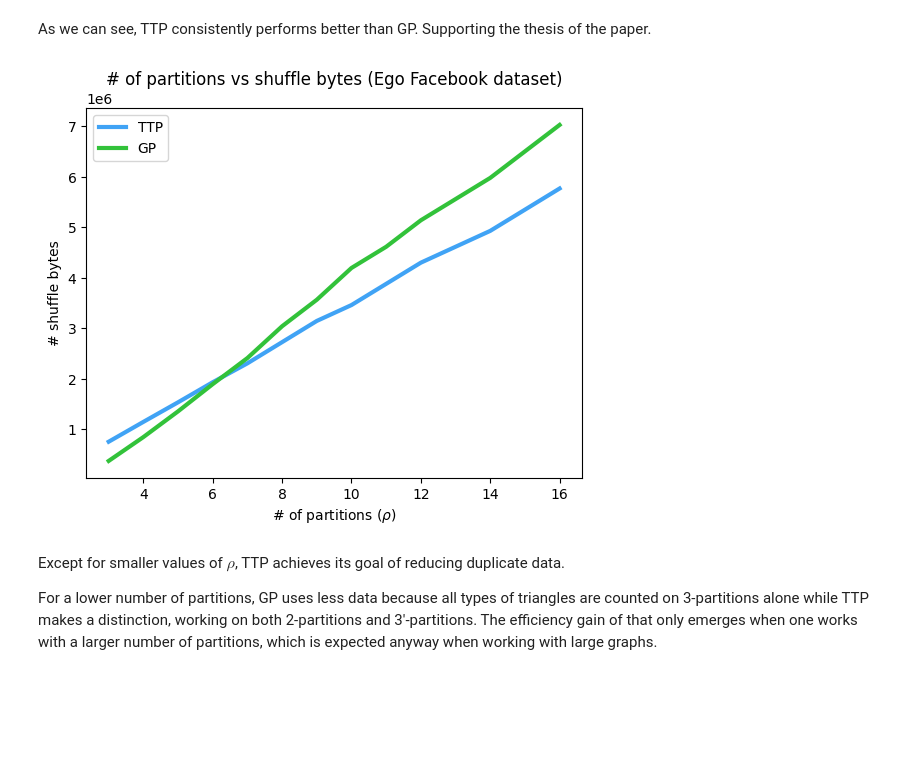
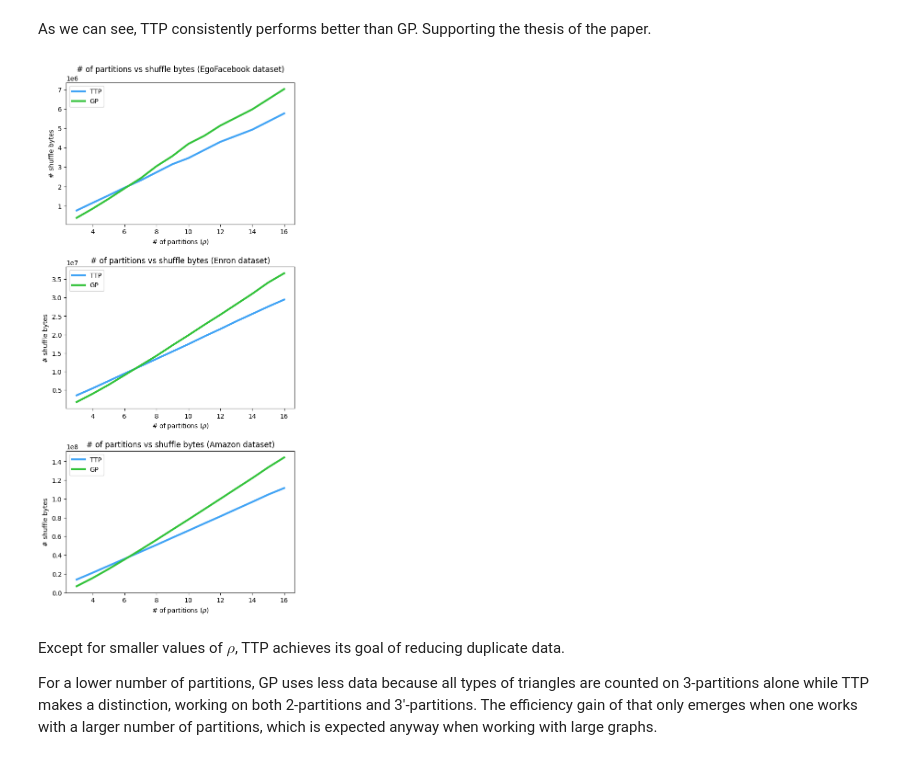
Before and after one commit to eliaperantoni/deltac, a Jupyter notebook: project.ipynb, the cells around one changed output. Saved outputs shown, nothing was run; the diff lists cells and outputs as text; code cells hidden in the pictures; blank space fills up the shorter version.

```diff
--- a/project.ipynb
+++ b/project.ipynb
@@ -407,3 +409,13 @@ def get_shuffle_bytes(job_id):
+# %%
+bench_tests = list(filter(lambda t: t["name"] in [
+    "EgoFacebook",
+    "Enron",
+    "Amazon",
+], tests))
+
+# We'll use the object returned by this function to track a single metric for each dataset independently
+def empty_bench_collector():
+    return {test["name"]:[] for test in bench_tests}
 # %% [markdown]
 For the actual execution with different values of $\rho$:
 # %%
@@ -609,10 +642,13 @@ RHO = 4
 # %%
-fig4 = plt.figure()
-plt.plot(rhos, times_ttp, c="#40a3f5", linewidth=3, label="TTP")
-plt.plot(rhos, times_gp, c="#32c23a", linewidth=3, label="GP")
-plt.title("# of partitions vs total execution time (Ego Facebook dataset)")
-plt.xlabel("# of partitions ($\\rho$)")
-plt.ylabel("Execution time (seconds)")
-plt.legend()
+fig4 = plt.figure(figsize=(6.4, 4.8 * 3))
+for i, test in enumerate(bench_tests):
+    plt.subplot(len(bench_tests), 1, i+1)
+    plt.plot(rhos, times_ttp[test["name"]], c="#40a3f5", linewidth=3, label="TTP")
+    plt.plot(rhos, times_gp[test["name"]], c="#32c23a", linewidth=3, label="GP")
+    plt.title(f"# of partitions vs total execution time ({test['name']} dataset)")
+    plt.xlabel("# of partitions ($\\rho$)")
+    plt.ylabel("Execution time (seconds)")
+    plt.legend()
+plt.subplots_adjust(hspace=0.3)
 plt.savefig("img/vs_gp_time.png", dpi=400)
 # %% [output]
@@ -620,16 +656,19 @@ plt.savefig("img/vs_gp_time.png", dpi=400)
 # %% [markdown]
 As we can see, TTP consistently performs better than GP. Supporting the thesis of the paper.
 # %%
-fig5 = plt.figure()
-plt.plot(rhos, shuffle_bytes_ttp, c="#40a3f5", linewidth=3, label="TTP")
-plt.plot(rhos, shuffle_bytes_gp, c="#32c23a", linewidth=3, label="GP")
-plt.title("# of partitions vs shuffle bytes (Ego Facebook dataset)")
-plt.xlabel("# of partitions ($\\rho$)")
-plt.ylabel("# shuffle bytes")
-plt.legend()
+fig5 = plt.figure(figsize=(6.4, 4.8 * 3))
+for i, test in enumerate(bench_tests):
+    plt.subplot(len(bench_tests), 1, i+1)
+    plt.plot(rhos, shuffle_bytes_ttp[test["name"]], c="#40a3f5", linewidth=3, label="TTP")
+    plt.plot(rhos, shuffle_bytes_gp[test["name"]], c="#32c23a", linewidth=3, label="GP")
+    plt.title(f"# of partitions vs shuffle bytes ({test['name']} dataset)")
+    plt.xlabel("# of partitions ($\\rho$)")
+    plt.ylabel("# shuffle bytes")
+    plt.legend()
+plt.subplots_adjust(hspace=0.3)
 plt.savefig("img/vs_gp_data.png", dpi=400)
 # %% [output]
-[figure, old version]
+[figure, new version]
 # %% [markdown]
 Except for smaller values of $\rho$, TTP achieves its goal of reducing duplicate data.
 
```
Also changed, not shown: parts of 10 cells of this notebook, 6 other files.
